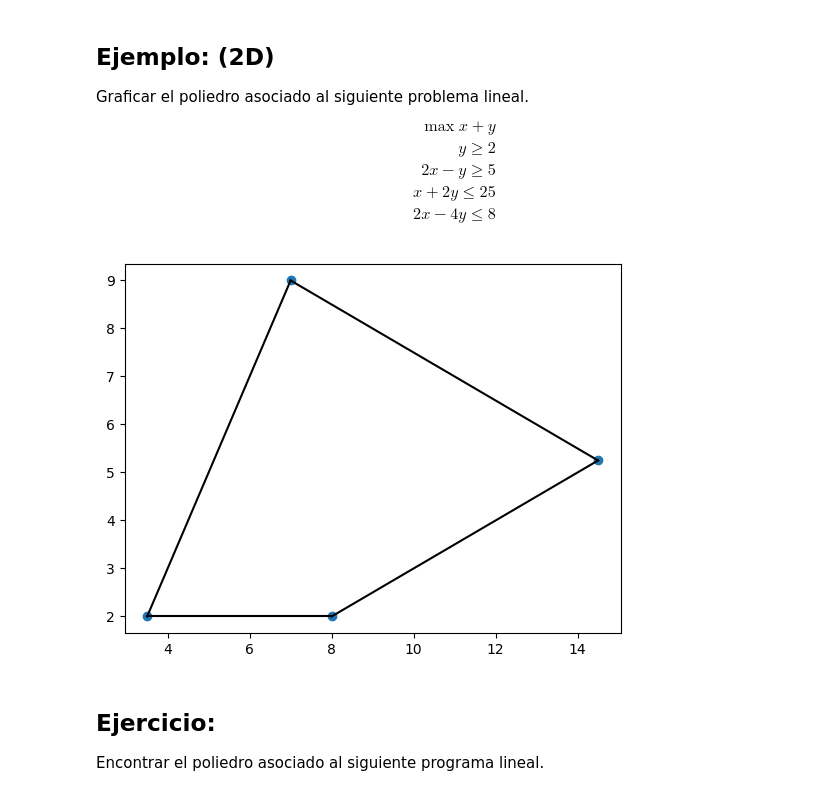
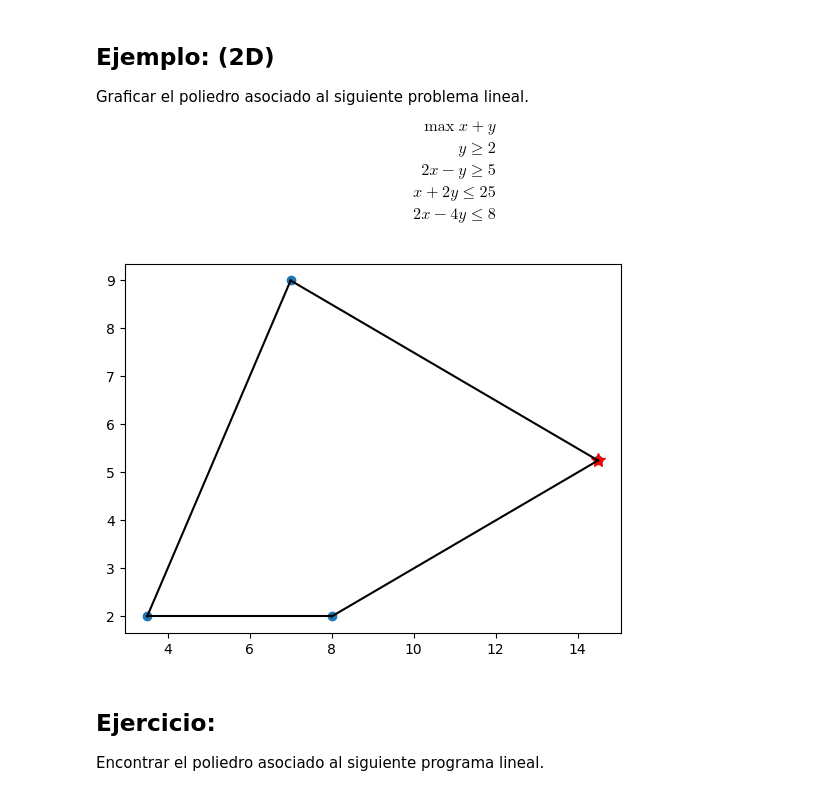
Before and after one commit to FeerJim/intro_Python, a Jupyter notebook: Lab09.ipynb, the cells around one changed output. Cells and saved outputs as stored; diff of their text form; code cells hidden in the pictures.

```diff
--- a/Lab09.ipynb
+++ b/Lab09.ipynb
@@ -56,15 +56,17 @@ Vertices = np.array(Vertices)
 # %%
 from scipy.spatial import ConvexHull, convex_hull_plot_2d
 import matplotlib.pyplot as plt
 
 hull = ConvexHull(Vertices)
 
 plt.plot(Vertices[:,0], Vertices[:,1], 'o')
+plt.plot([29/2], [21/4], 'r',linewidth = 0,marker = '*',  markersize=10, label=r'$(x*,y*)$')
+
 for simplex in hull.simplices:
     plt.plot(Vertices[simplex, 0], Vertices[simplex, 1], 'k-')
 plt.show()
 # %% [output]
-[figure, old version]
+[figure, new version]
 # %% [markdown]
 Ejercicio:
 --
```
Also changed, not shown: parts of 13 cells of this notebook, 1 other file.
